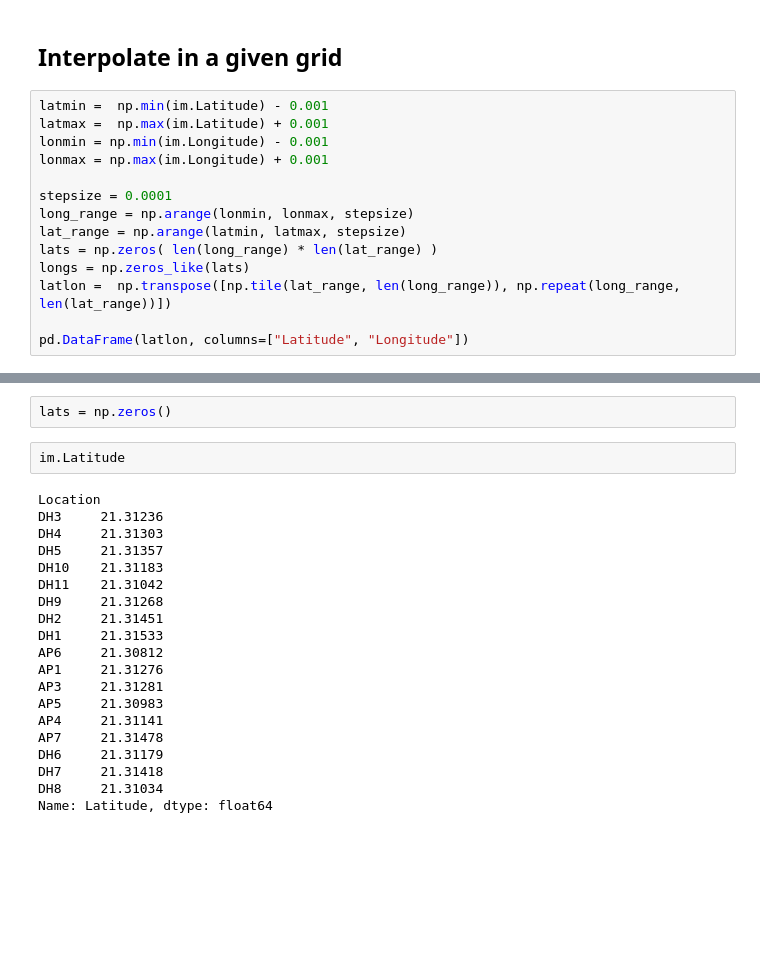
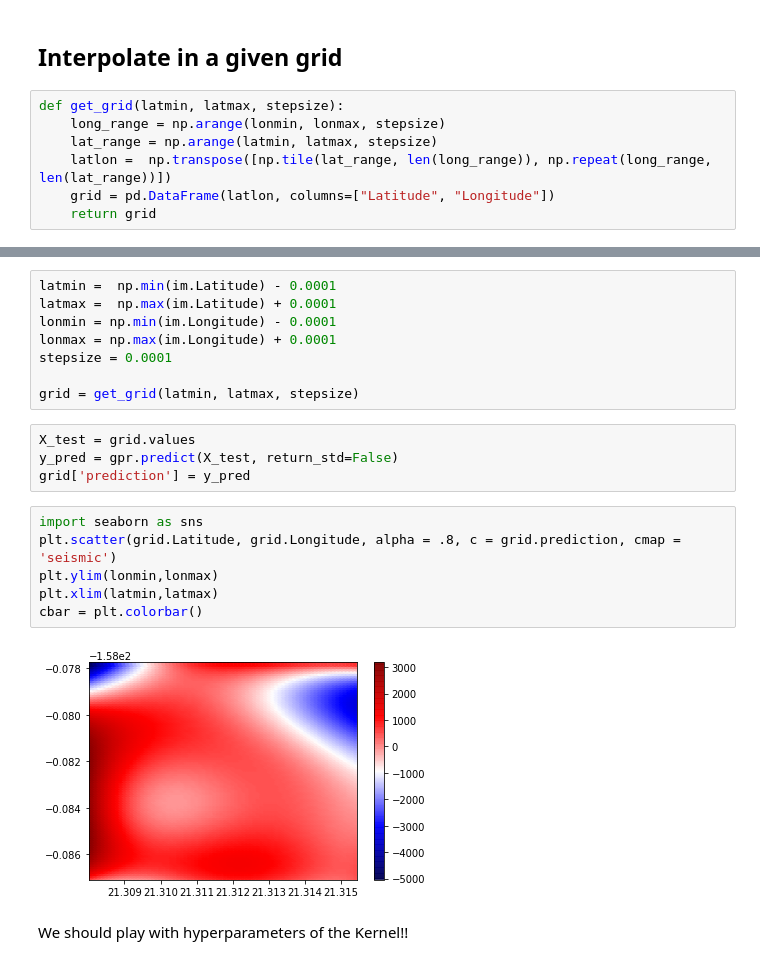
Before and after one commit to albertotb/solar, a Jupyter notebook: notebooks/GPs.ipynb, the cells around one changed output, grey strips where cells are left out. Cells and saved outputs as stored; diff of their text form; blank space fills up the shorter version.

```diff
--- a/notebooks/GPs.ipynb
+++ b/notebooks/GPs.ipynb
@@ -54,16 +54,9 @@ See the caveats in the documentation: http://pandas.pydata.org/pandas-docs/stabl
 # %% [markdown]
 ## Interpolate in a given grid
 # %%
-latmin =  np.min(im.Latitude) - 0.001
-latmax =  np.max(im.Latitude) + 0.001
-lonmin = np.min(im.Longitude) - 0.001
-lonmax = np.max(im.Longitude) + 0.001
-
-stepsize = 0.0001
-long_range = np.arange(lonmin, lonmax, stepsize)
-lat_range = np.arange(latmin, latmax, stepsize)
-lats = np.zeros( len(long_range) * len(lat_range) )
-longs = np.zeros_like(lats)
-latlon =  np.transpose([np.tile(lat_range, len(long_range)), np.repeat(long_range, len(lat_range))])
-
-pd.DataFrame(latlon, columns=["Latitude", "Longitude"])
+def get_grid(latmin, latmax, stepsize):
+    long_range = np.arange(lonmin, lonmax, stepsize)
+    lat_range = np.arange(latmin, latmax, stepsize)
+    latlon =  np.transpose([np.tile(lat_range, len(long_range)), np.repeat(long_range, len(lat_range))])
+    grid = pd.DataFrame(latlon, columns=["Latitude", "Longitude"])
+    return grid
@@ -100,24 +63,22 @@ SyntaxError: 'yield' outside function (<ipython-input-78-d4aa4c461c2b>, line 4)
-# %%
-lats = np.zeros()
-# %%
-im.Latitude
-# %% [output]
-Location
-DH3     21.31236
-DH4     21.31303
-DH5     21.31357
-DH10    21.31183
-DH11    21.31042
-DH9     21.31268
-DH2     21.31451
-DH1     21.31533
-AP6     21.30812
-AP1     21.31276
-AP3     21.31281
-AP5     21.30983
-AP4     21.31141
-AP7     21.31478
-DH6     21.31179
-DH7     21.31418
-DH8     21.31034
-Name: Latitude, dtype: float64
+# %%
+latmin =  np.min(im.Latitude) - 0.0001
+latmax =  np.max(im.Latitude) + 0.0001
+lonmin = np.min(im.Longitude) - 0.0001
+lonmax = np.max(im.Longitude) + 0.0001
+stepsize = 0.0001
+
+grid = get_grid(latmin, latmax, stepsize)
+# %%
+X_test = grid.values
+y_pred = gpr.predict(X_test, return_std=False)
+grid['prediction'] = y_pred
+# %%
+import seaborn as sns
+plt.scatter(grid.Latitude, grid.Longitude, alpha = .8, c = grid.prediction, cmap = 'seismic')
+plt.ylim(lonmin,lonmax)
+plt.xlim(latmin,latmax)
+cbar = plt.colorbar()
+# %% [output]
+[figure, added]
+# %% [markdown]
+We should play with hyperparameters of the Kernel!!
```
Also changed, not shown: parts of 3 cells of this notebook.
